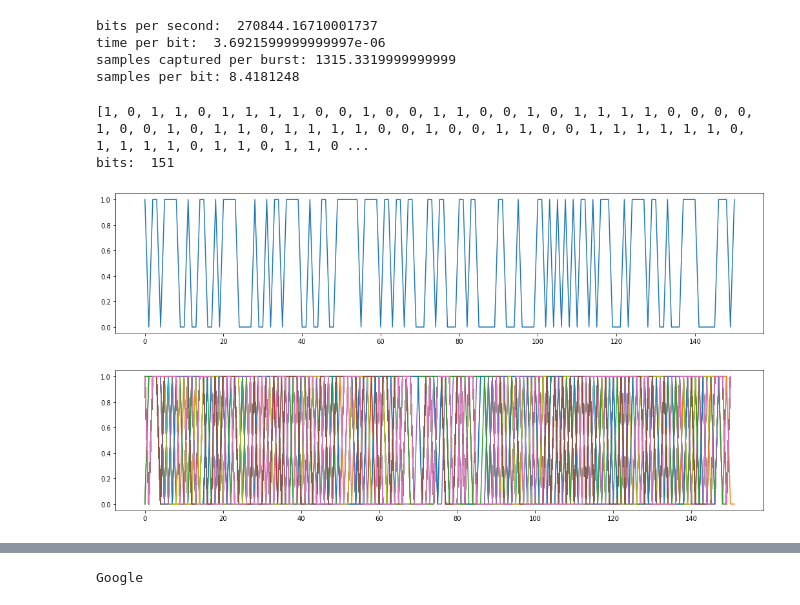
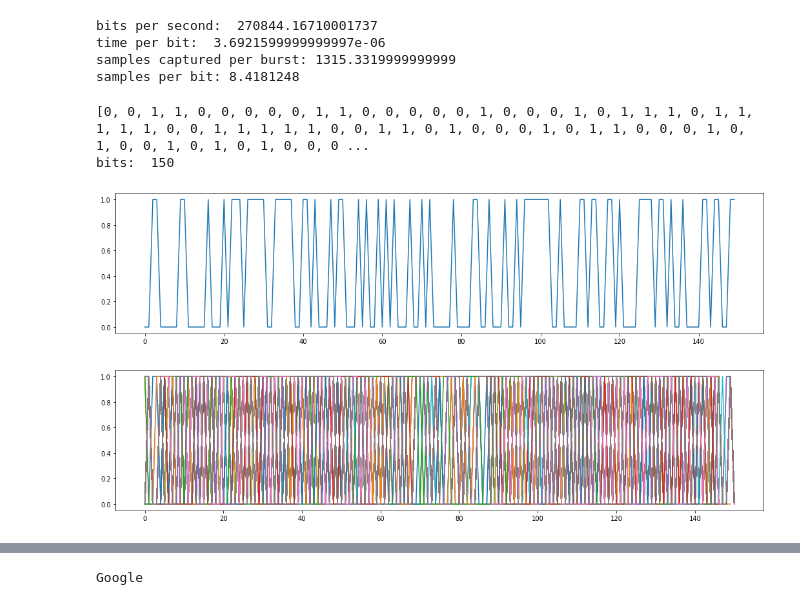
Before and after one commit to IljaRukin/radio_rtl_sdr, a Jupyter notebook: gsm_stream_decode.ipynb, the cells around one changed output, grey strips where cells are left out. Cells and saved outputs as stored; diff of their text form; code cells hidden in the pictures.

```diff
--- a/gsm_stream_decode.ipynb
+++ b/gsm_stream_decode.ipynb
@@ -81,6 +81,7 @@ for p in start_points:
     for iii in range(time.size-1):
         bits = round((time[iii+1]-time[iii])/sample_per_bit)
         value = data[time[iii]+1]
+        value = (value + 1)%2 #reverse bits
         result.extend([value]*bits)
 
     #visualize
@@ -92,9 +93,9 @@ for p in start_points:
 
 #remaining = samples[p+burst_samples:]
 # %% [output]
-[1, 0, 1, 1, 0, 1, 1, 1, 1, 0, 0, 1, 0, 0, 1, 1, 0, 0, 1, 0, 1, 1, 1, 1, 0, 0, 0, 0, 1, 0, 0, 1, 0, 1, 1, 0, 1, 1, 1, 1, 0, 0, 1, 0, 0, 1, 1, 0, 0, 1, 1, 1, 1, 1, 1, 0, 1, 1, 1, 1, 0, 1, 1, 0, 1, 1, 0 ...
-bits:  151
+[0, 0, 1, 1, 0, 0, 0, 0, 0, 1, 1, 0, 0, 0, 0, 0, 1, 0, 0, 0, 1, 0, 1, 1, 1, 0, 1, 1, 1, 1, 1, 0, 0, 1, 1, 1, 1, 1, 0, 0, 1, 1, 0, 1, 0, 0, 0, 1, 0, 1, 1, 0, 0, 0, 1, 0, 1, 0, 0, 1, 0, 1, 0, 1, 0, 0, 0 ...
+bits:  150
-[figure, old version]
+[figure, new version]
 # %%
 abs2 = lambda x: np.square(np.real(x)) + np.square(np.imag(x))
 phase_diff = lambda x: np.diff(np.imag(x))*np.real(x)[1:] - np.diff(np.real(x))*np.imag(x)[1:]
@@ -111,31 +112,32 @@ f = open('gsm.txt','w')
 #extract data
 burst_samples = int(sample_per_burst)
 plt.figure(figsize=(18,4))
 for p in start_points:
     #decode
     data = phase_diff(samples[p:p+burst_samples])
     data = gaussian(data,1)
 
     #digitize
     average = np.sum(data)/burst_samples
     data = data>average
     data = data.astype(int)
     change = np.diff(data)
     time = np.where(np.not_equal(change,0))[0]
     result = []
     for iii in range(time.size-1):
         bits = round((time[iii+1]-time[iii])/sample_per_bit)
         value = data[time[iii]+1]
+        value = (value + 1)%2 #reverse bits
         result.extend([value]*bits)
 
     #visualize
     plt.plot(result)
     #print(result)
     #print('bits: ',len(result))
     f.write(str((result)).replace(', ','')+'\n')
     #break
 
 f.close()
 #remaining = samples[p+burst_samples:]
 # %% [output]
-[figure, old version]
+[figure, new version]
```
Also changed, not shown: parts of 1 cell of this notebook, 1 other file.
